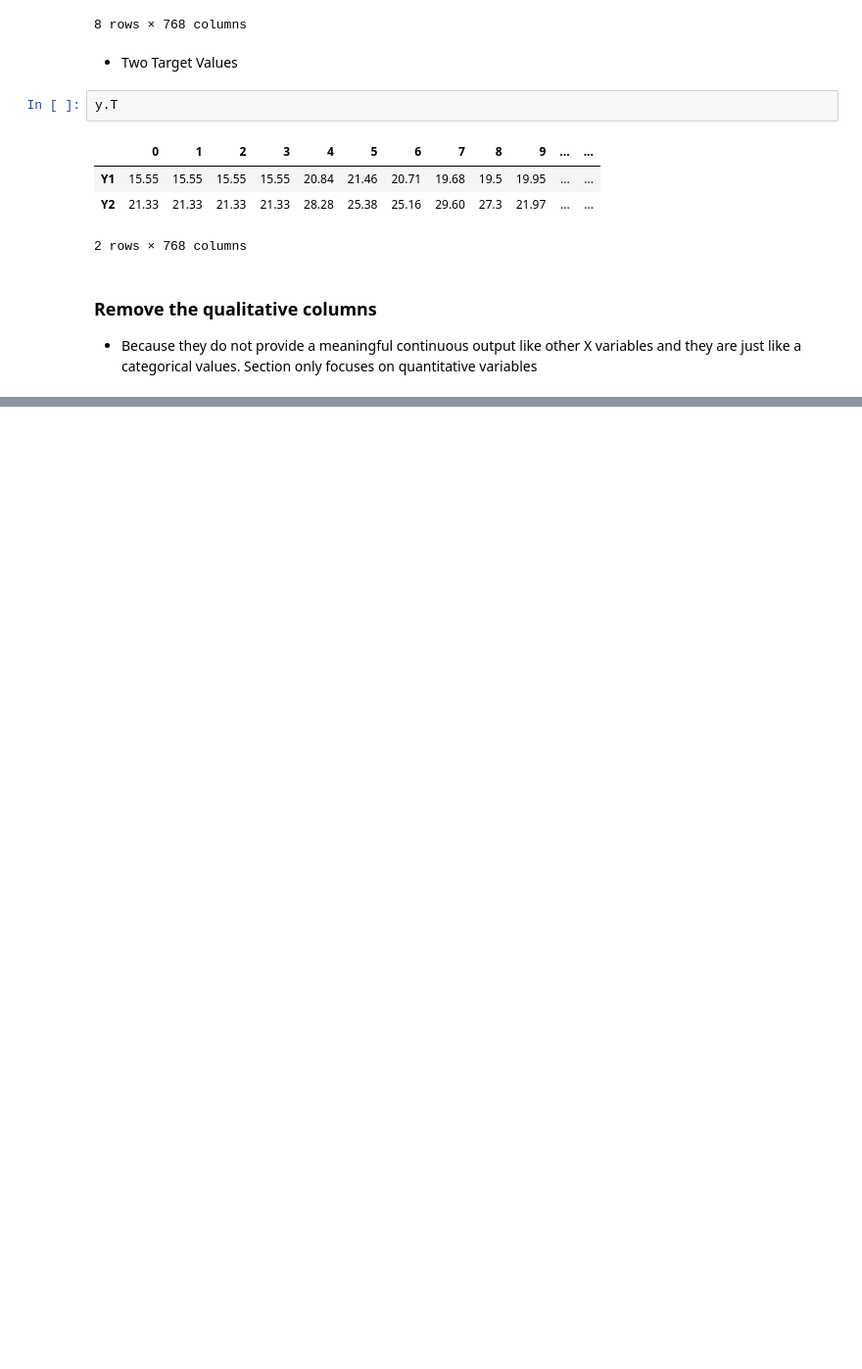
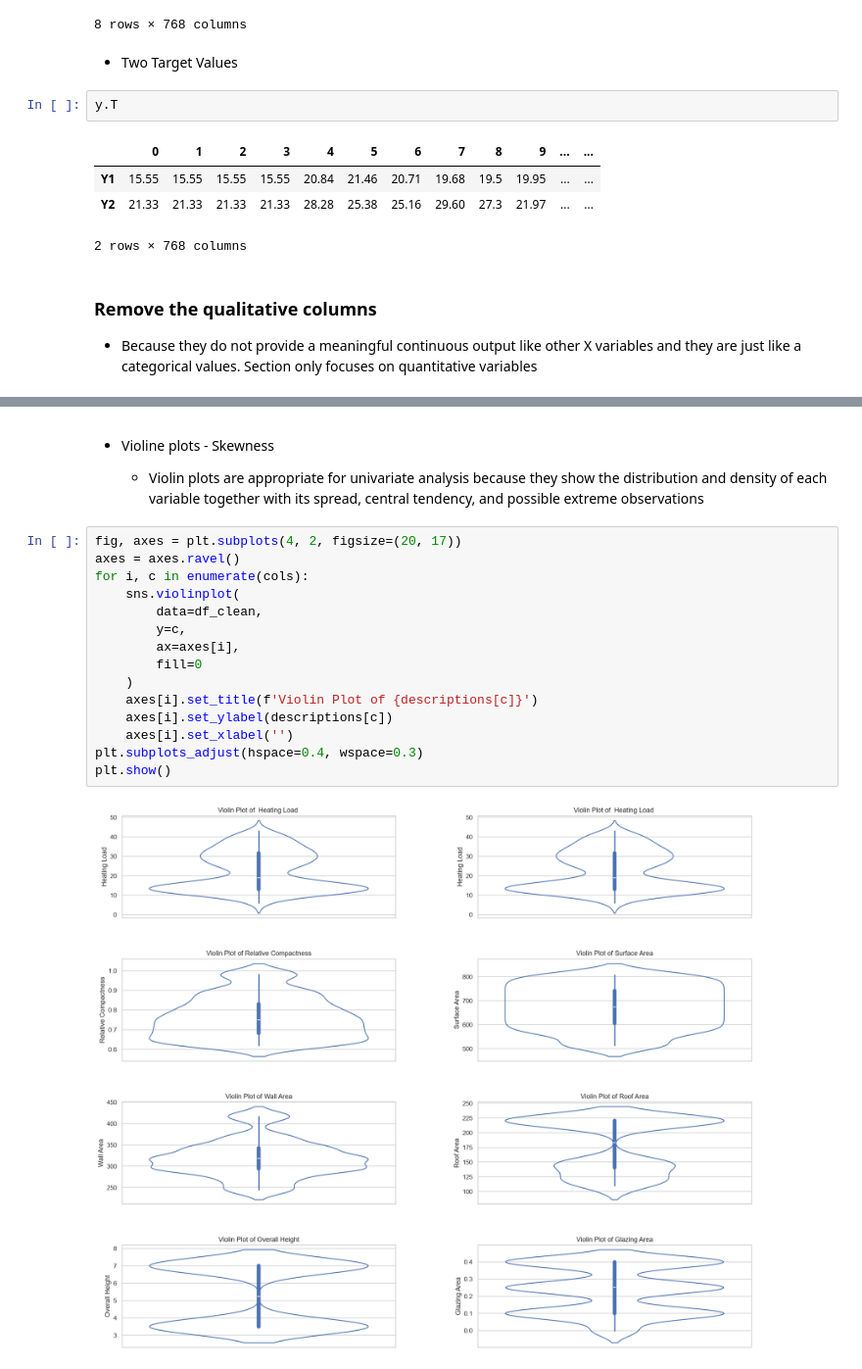
Before and after one commit to venukwijethilaka/advanced-ml, a Jupyter notebook: Week03/energy_efficiency.ipynb, the cells around one changed output, grey strips where cells are left out. Shown at 98% size. Cells and saved outputs as stored; diff of their text form; blank space fills up the shorter version.

```diff
--- a/Week03/energy_efficiency.ipynb
+++ b/Week03/energy_efficiency.ipynb
@@ -98,0 +197,21 @@ df[clean_X]
+# %% [markdown]
+- Violine plots - Skewness
+
+    - Violin plots are appropriate for univariate analysis because they show the distribution and density of each variable together with its spread, central tendency, and possible extreme observations
+# %%
+fig, axes = plt.subplots(4, 2, figsize=(20, 17))
+axes = axes.ravel()
+for i, c in enumerate(cols):
+    sns.violinplot(
+        data=df_clean,
+        y=c,
+        ax=axes[i],
+        fill=0
+    )
+    axes[i].set_title(f'Violin Plot of {descriptions[c]}')
+    axes[i].set_ylabel(descriptions[c])
+    axes[i].set_xlabel('')
+plt.subplots_adjust(hspace=0.4, wspace=0.3)
+plt.show()
+# %% [output]
+[figure, added]
```
Also changed, not shown: parts of 35 cells of this notebook, 9 other files.
